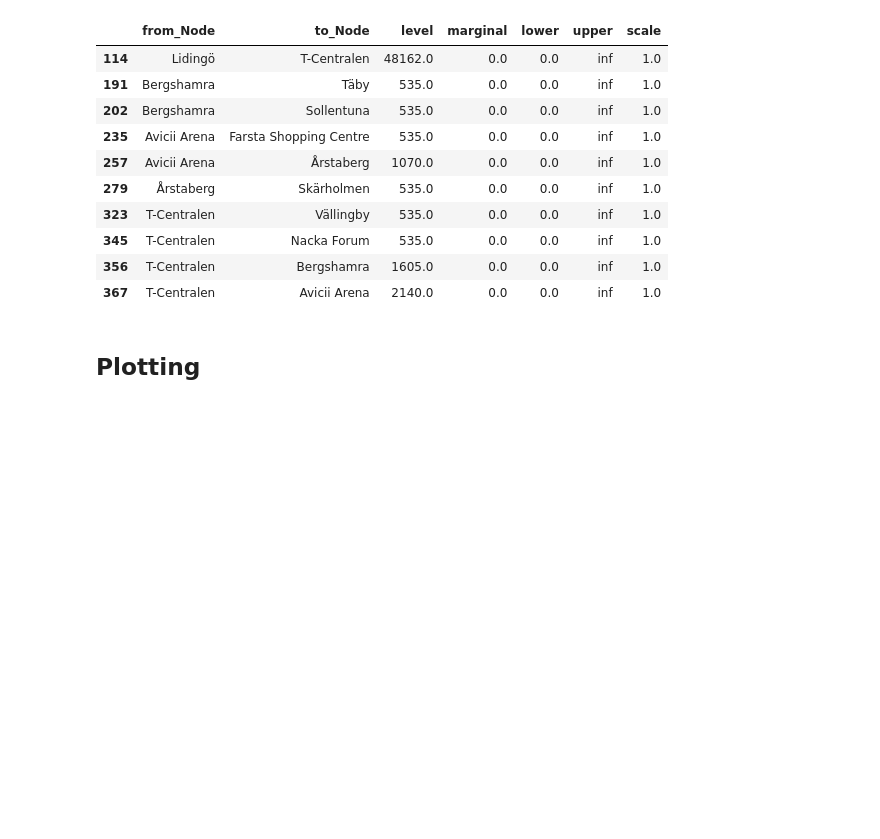
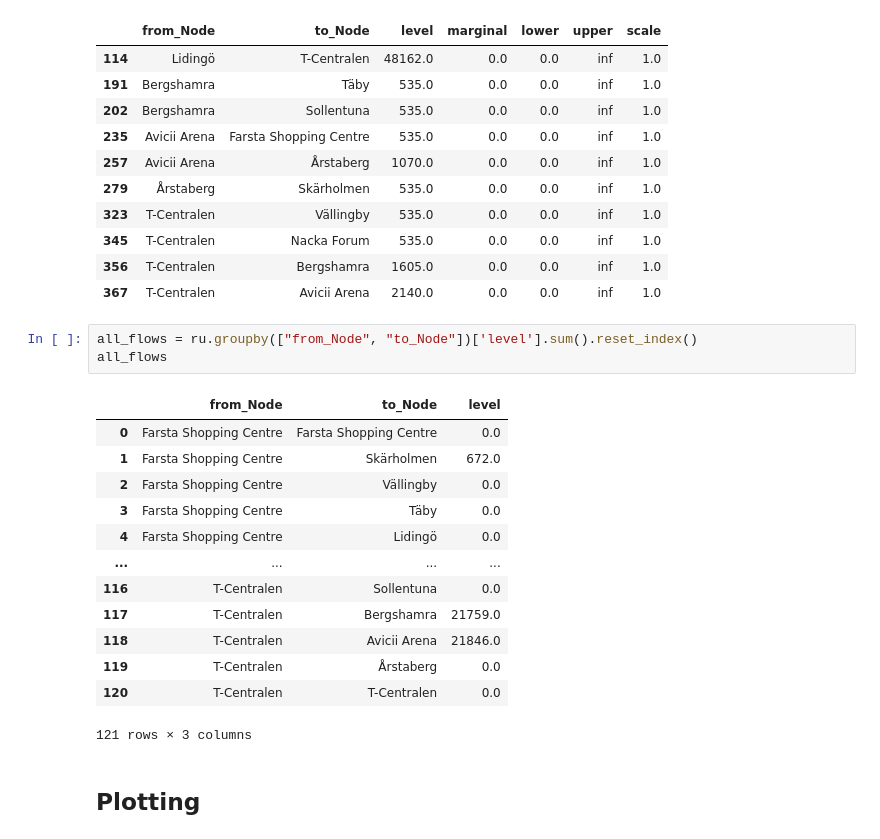
Before and after one commit to aheagel/SF2822, a Jupyter notebook: Project2A.ipynb, the cells around one changed output. Drawn from its saved outputs; the diff is of its cells as text; blank space fills up the shorter version.

```diff
--- a/Project2A.ipynb
+++ b/Project2A.ipynb
@@ -252,6 +252,23 @@ sol_flows
 | 345 | T-Centralen | Nacka Forum | 535.0 | 0.0 | 0.0 | inf | 1.0 |
 | 356 | T-Centralen | Bergshamra | 1605.0 | 0.0 | 0.0 | inf | 1.0 |
 | 367 | T-Centralen | Avicii Arena | 2140.0 | 0.0 | 0.0 | inf | 1.0 |
+# %%
+all_flows = ru.groupby(["from_Node", "to_Node"])['level'].sum().reset_index()
+all_flows
+# %% [output]
+|  | from_Node | to_Node | level |
+| 0 | Farsta Shopping Centre | Farsta Shopping Centre | 0.0 |
+| 1 | Farsta Shopping Centre | Skärholmen | 672.0 |
+| 2 | Farsta Shopping Centre | Vällingby | 0.0 |
+| 3 | Farsta Shopping Centre | Täby | 0.0 |
+| 4 | Farsta Shopping Centre | Lidingö | 0.0 |
+| ... | ... | ... | ... |
+| 116 | T-Centralen | Sollentuna | 0.0 |
+| 117 | T-Centralen | Bergshamra | 21759.0 |
+| 118 | T-Centralen | Avicii Arena | 21846.0 |
+| 119 | T-Centralen | Årstaberg | 0.0 |
+| 120 | T-Centralen | T-Centralen | 0.0 |
+121 rows × 3 columns
 # %% [markdown]
 ## Plotting
 # %%
```
Also changed, not shown: parts of 4 cells of this notebook.
